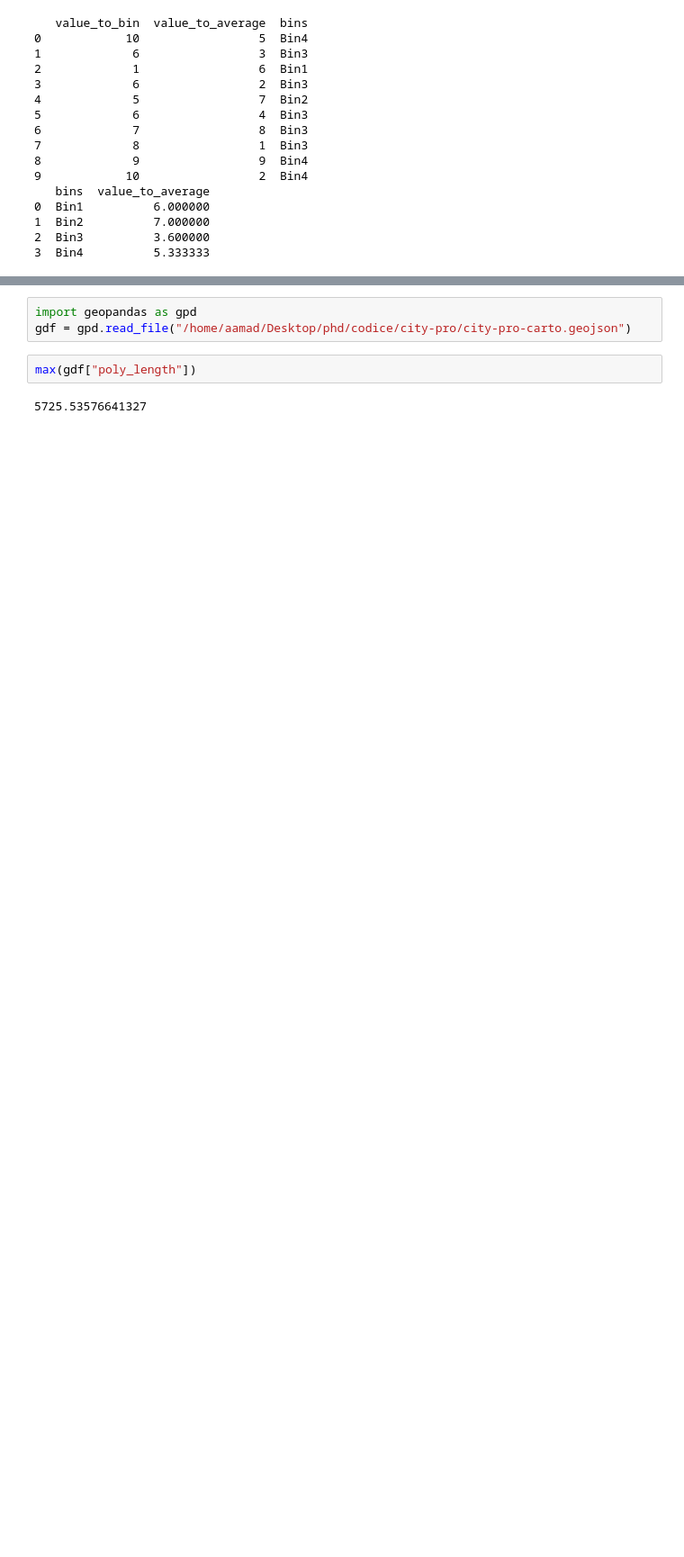
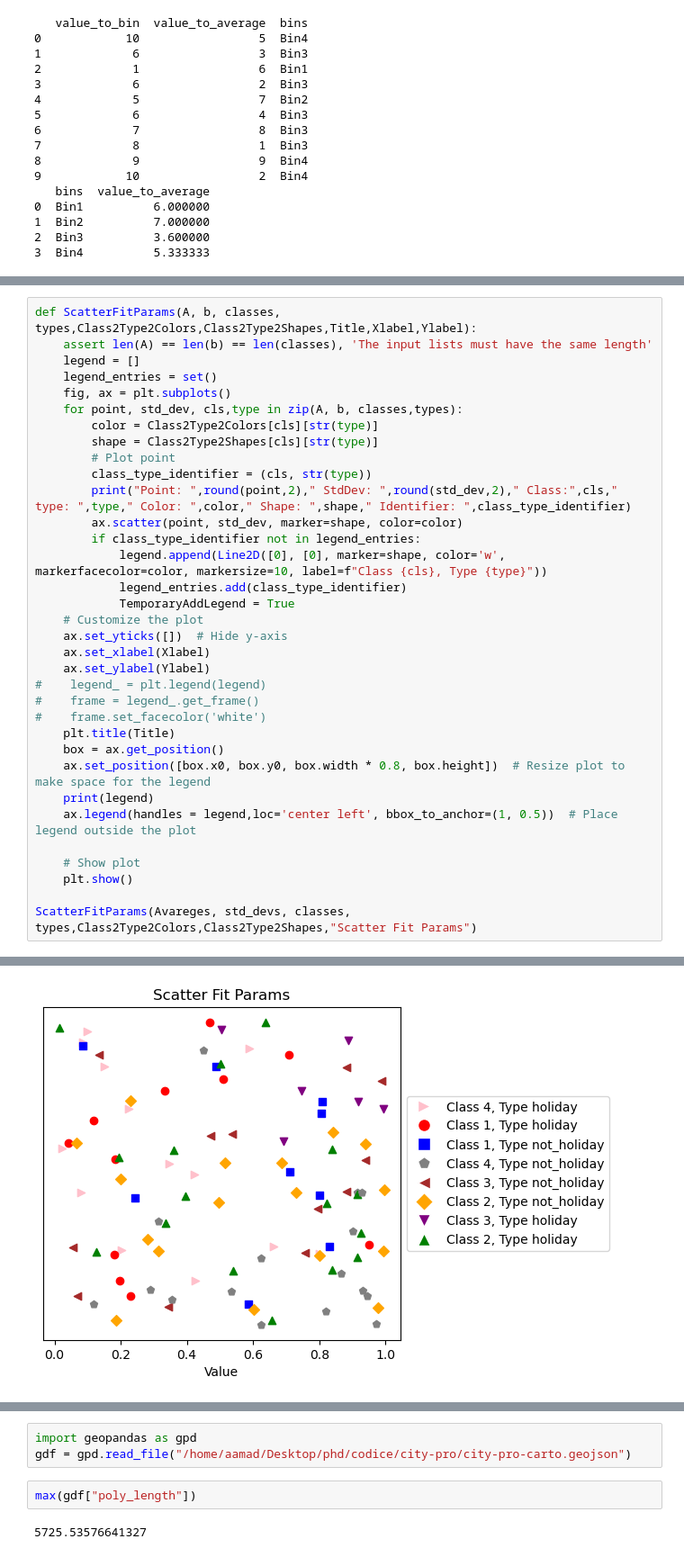
Before and after one commit to physycom/city-pro, a Jupyter notebook: python/work_mdt/script/AnalysisMdt/AnalysisNetwork1Day.ipynb, the cells around one changed output, grey strips where cells are left out. Shown at 90% size. Drawn from its saved outputs; the diff is of its cells as text; blank space fills up the shorter version.

```diff
--- a/python/work_mdt/script/AnalysisMdt/AnalysisNetwork1Day.ipynb
+++ b/python/work_mdt/script/AnalysisMdt/AnalysisNetwork1Day.ipynb
@@ -49,0 +136,35 @@ os.environ["DISPLAY"]
+# %%
+def ScatterFitParams(A, b, classes, types,Class2Type2Colors,Class2Type2Shapes,Title,Xlabel,Ylabel):
+    assert len(A) == len(b) == len(classes), 'The input lists must have the same length'
+    legend = []
+    legend_entries = set()
+    fig, ax = plt.subplots()
+    for point, std_dev, cls,type in zip(A, b, classes,types):
+        color = Class2Type2Colors[cls][str(type)]
+        shape = Class2Type2Shapes[cls][str(type)]
+        # Plot point
+        class_type_identifier = (cls, str(type))
+        print("Point: ",round(point,2)," StdDev: ",round(std_dev,2)," Class:",cls," type: ",type," Color: ",color," Shape: ",shape," Identifier: ",class_type_identifier)
+        ax.scatter(point, std_dev, marker=shape, color=color)
+        if class_type_identifier not in legend_entries:
+            legend.append(Line2D([0], [0], marker=shape, color='w', markerfacecolor=color, markersize=10, label=f"Class {cls}, Type {type}"))
+            legend_entries.add(class_type_identifier)
+            TemporaryAddLegend = True
+    # Customize the plot
+    ax.set_yticks([])  # Hide y-axis
+    ax.set_xlabel(Xlabel)
+    ax.set_ylabel(Ylabel)
+#    legend_ = plt.legend(legend)
+#    frame = legend_.get_frame()
+#    frame.set_facecolor('white')
+    plt.title(Title)
+    box = ax.get_position()
+    ax.set_position([box.x0, box.y0, box.width * 0.8, box.height])  # Resize plot to make space for the legend
+    print(legend)
+    ax.legend(handles = legend,loc='center left', bbox_to_anchor=(1, 0.5))  # Place legend outside the plot
+
+    # Show plot
+    plt.show()
+
+ScatterFitParams(Avareges, std_devs, classes, types,Class2Type2Colors,Class2Type2Shapes,"Scatter Fit Params")
+# %% [output]
@@ -50,3 +188,4 @@ os.environ["DISPLAY"]
+[figure, added]
 # %%
 import polars as pl
 import numpy as np
```
Also changed, not shown: parts of 5 cells of this notebook, 6 other files.
